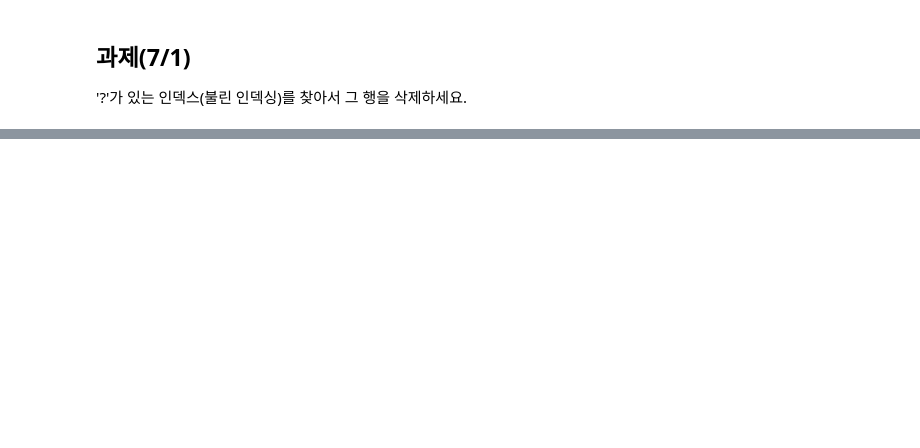
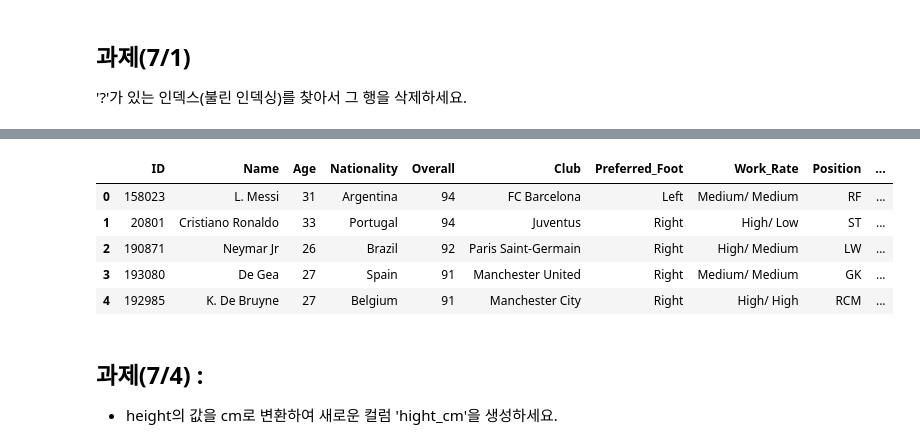
Before and after one commit to bnv20/kdt7, a Jupyter notebook: m2_분석라이브러리활용/pandas/응용.ipynb, the cells around one changed output, grey strips where cells are left out. Cells and saved outputs as stored; diff of their text form; code cells hidden in the pictures; blank space fills up the shorter version.

```diff
--- a/m2_분석라이브러리활용/pandas/응용.ipynb
+++ b/m2_분석라이브러리활용/pandas/응용.ipynb
@@ -496,0 +584,13 @@ auto_df.head()
+# %%
+fifa = pd.read_csv('dataset/FIFA.csv',encoding='cp949')
+fifa.head()
+# %% [output]
+|  | ID | Name | Age | Nationality | Overall | Club | Preferred_Foot | Work_Rate | Position | ... |
+| 0 | 158023 | L. Messi | 31 | Argentina | 94 | FC Barcelona | Left | Medium/ Medium | RF | ... |
+| 1 | 20801 | Cristiano Ronaldo | 33 | Portugal | 94 | Juventus | Right | High/ Low | ST | ... |
+| 2 | 190871 | Neymar Jr | 26 | Brazil | 92 | Paris Saint-Germain | Right | High/ Medium | LW | ... |
+| 3 | 193080 | De Gea | 27 | Spain | 91 | Manchester United | Right | Medium/ Medium | GK | ... |
+| 4 | 192985 | K. De Bruyne | 27 | Belgium | 91 | Manchester City | Right | High/ High | RCM | ... |
+# %% [markdown]
+## 과제(7/4) :
+- height의 값을 cm로 변환하여 새로운 컬럼 'hight_cm'을 생성하세요.
```
Also changed, not shown: parts of 45 cells of this notebook.
